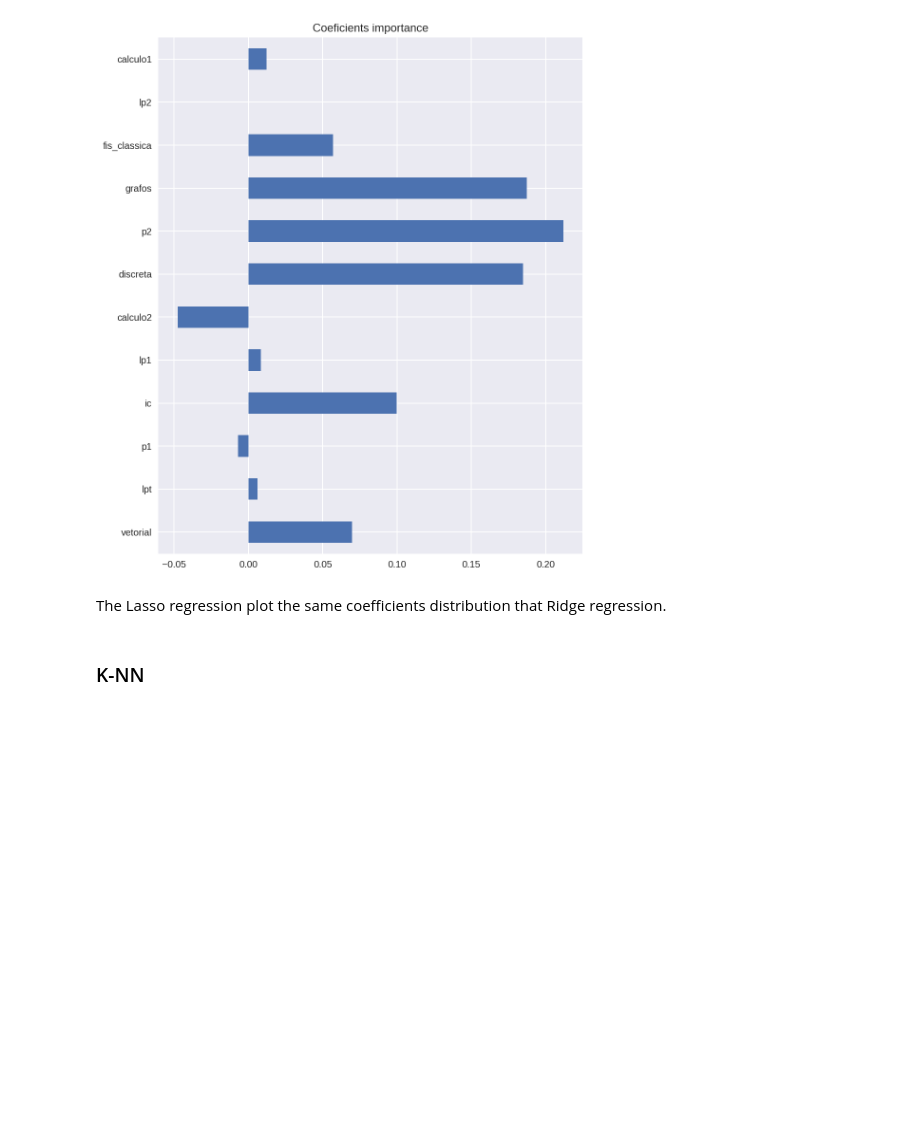
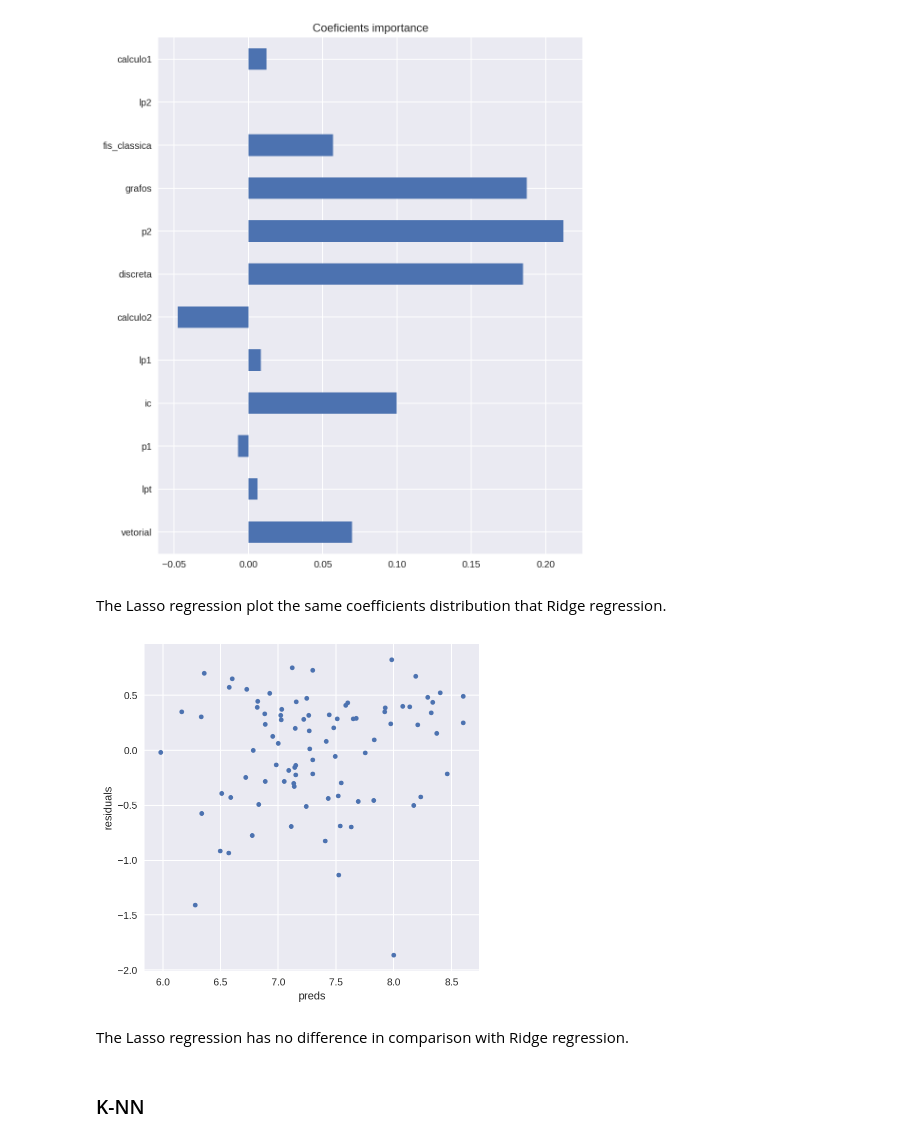
Before and after one commit to italoPontes/Machine-learning, a Jupyter notebook: Tarefas/Predicao-de-CRA-com-Regressao/Task 03.ipynb, the cells around one changed output. Drawn from its saved outputs; the diff is of its cells as text; code cells hidden in the pictures; blank space fills up the shorter version.

```diff
--- a/Tarefas/Predicao-de-CRA-com-Regressao/Task 03.ipynb
+++ b/Tarefas/Predicao-de-CRA-com-Regressao/Task 03.ipynb
@@ -331,5 +337,11 @@ plot_coeficients(lasso_adjusted.coef_, H.columns)
 [figure]
 # %% [markdown]
 The Lasso regression plot the same coefficients distribution that Ridge regression.
+# %%
+plot_residual(lasso_adjusted, H, y)
+# %% [output]
+[figure, added]
+# %% [markdown]
+The Lasso regression has no difference in comparison with Ridge regression.
 # %% [markdown]
 ### K-NN
```
Also changed, not shown: parts of 7 cells of this notebook.
